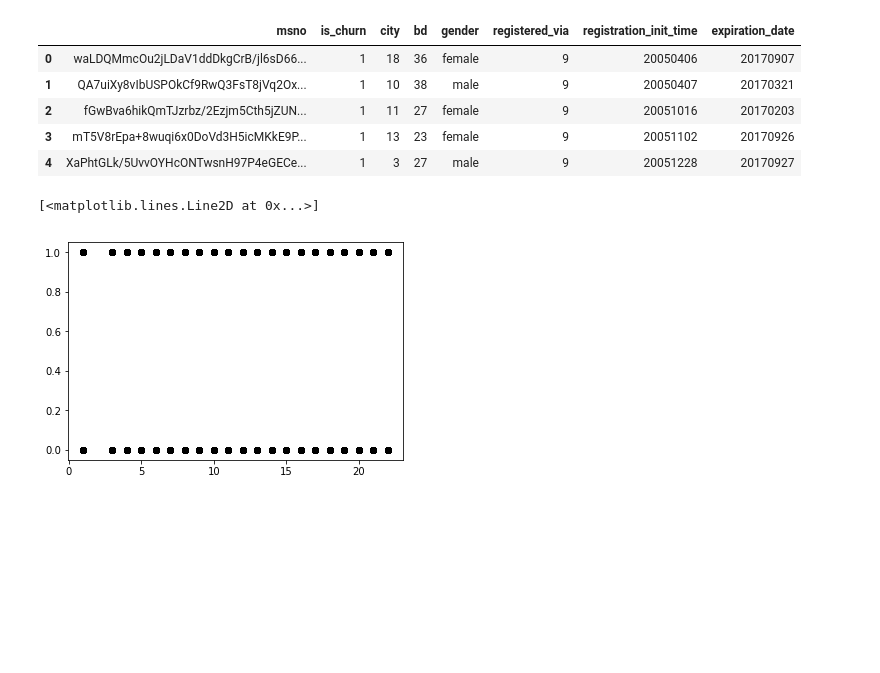
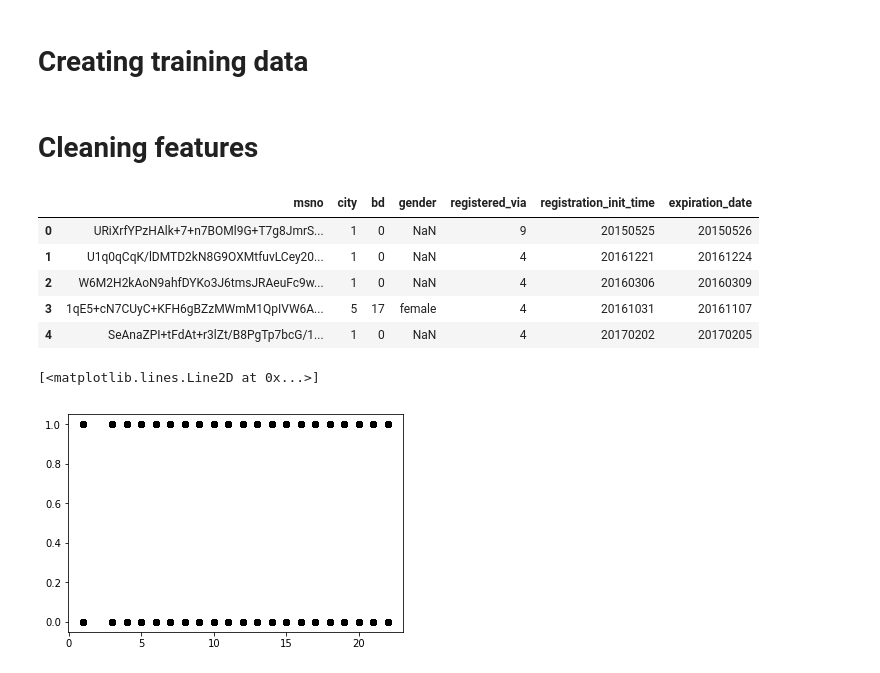
Before and after one commit to madliu/kkbox, a Jupyter notebook: KKBox - Python.ipynb, the cells around one changed output. Saved outputs shown, nothing was run; the diff lists cells and outputs as text; code cells hidden in the pictures; blank space fills up the shorter version.

Commit message:
parsing data

```diff
--- a/KKBox - Python.ipynb
+++ b/KKBox - Python.ipynb
@@ -8,0 +73,6 @@ members = pd.read_csv("../Downloads/Predict_churn/members.csv")
+# %%
+# Age between 10 - 90
+members["bd"].where(members["bd"] > 10, 0, inplace=True)
+members["bd"].where(members["bd"] < 90, 0, inplace=True)
+
+# 0 values to Nan?
@@ -8,0 +81,8 @@ members = pd.read_csv("../Downloads/Predict_churn/members.csv")
+# %%
+# Parsing dates
+members["registration_init_time"] = pd.to_datetime(members["registration_init_time"], format='%Y%m%d', errors='ignore')
+# %%
+# Making gender labels
+le = preprocessing.LabelEncoder()
+le.fit(members["gender"])
+members["gender"]=le.transform(members["gender"])
@@ -8,0 +120,2 @@ members = pd.read_csv("../Downloads/Predict_churn/members.csv")
+# %%
+members["duration_of_membership"] = members["registration_init_time"]-pd.to_datetime(2017-04-01)
@@ -9 +141,3 @@ members = pd.read_csv("../Downloads/Predict_churn/members.csv")
+# %% [markdown]
+# Creating training data
 # %%
@@ -11 +144,3 @@ members = pd.read_csv("../Downloads/Predict_churn/members.csv")
 members_train = pd.merge(trainset, members, how='inner', on="msno")
+# %% [markdown]
+# Cleaning features
@@ -12,12 +151,12 @@ members_train = pd.merge(trainset, members, how='inner', on="msno")
 # %%
-members_train[:5]
+members[:5]
 # %% [output]
-|  | msno | is_churn | city | bd | gender | registered_via | registration_init_time | expiration_date |
-| 0 | waLDQMmcOu2jLDaV1ddDkgCrB/jl6sD66... | 1 | 18 | 36 | female | 9 | 20050406 | 20170907 |
-| 1 | QA7uiXy8vIbUSPOkCf9RwQ3FsT8jVq2Ox... | 1 | 10 | 38 | male | 9 | 20050407 | 20170321 |
-| 2 | fGwBva6hikQmTJzrbz/2Ezjm5Cth5jZUN... | 1 | 11 | 27 | female | 9 | 20051016 | 20170203 |
-| 3 | mT5V8rEpa+8wuqi6x0DoVd3H5icMKkE9P... | 1 | 13 | 23 | female | 9 | 20051102 | 20170926 |
-| 4 | XaPhtGLk/5UvvOYHcONTwsnH97P4eGECe... | 1 | 3 | 27 | male | 9 | 20051228 | 20170927 |
+|  | msno | city | bd | gender | registered_via | registration_init_time | expiration_date |
+| 0 | URiXrfYPzHAlk+7+n7BOMl9G+T7g8JmrS... | 1 | 0 | NaN | 9 | 20150525 | 20150526 |
+| 1 | U1q0qCqK/lDMTD2kN8G9OXMtfuvLCey20... | 1 | 0 | NaN | 4 | 20161221 | 20161224 |
+| 2 | W6M2H2kAoN9ahfDYKo3J6tmsJRAeuFc9w... | 1 | 0 | NaN | 4 | 20160306 | 20160309 |
+| 3 | 1qE5+cN7CUyC+KFH6gBZzMWmM1QpIVW6A... | 5 | 17 | female | 4 | 20161031 | 20161107 |
+| 4 | SeAnaZPI+tFdAt+r3lZt/B8PgTp7bcG/1... | 1 | 0 | NaN | 4 | 20170202 | 20170205 |
 # %%
 colnames = ["city", "bd", "gender", "registered_via", "registration_init_time", "expiration_date"]
 X_train = members_train[colnames]
```
Also changed, not shown: parts of 25 cells of this notebook.
